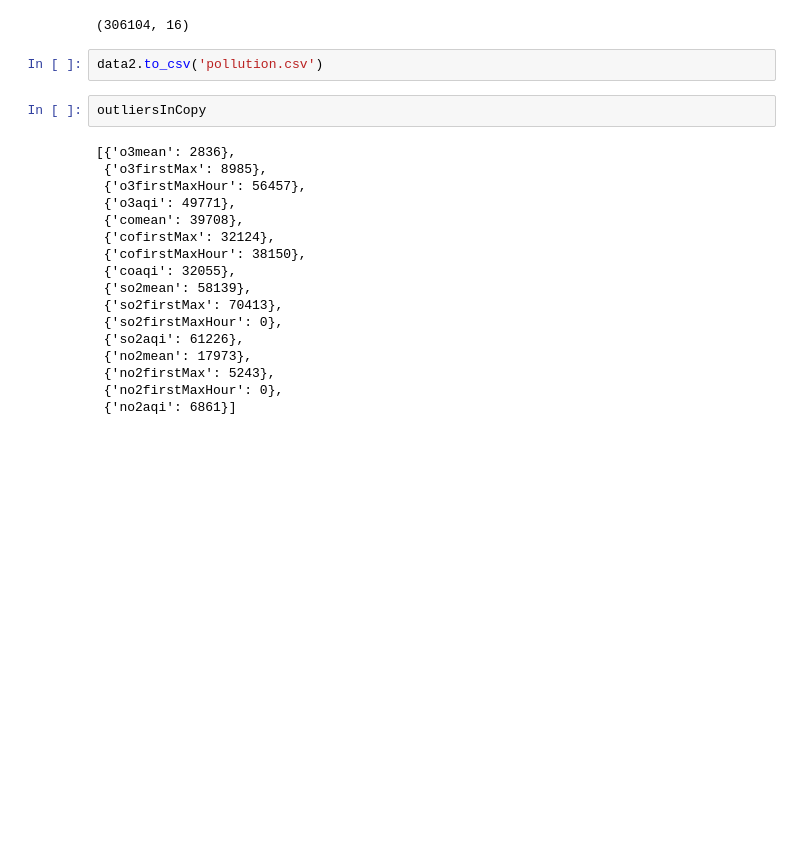
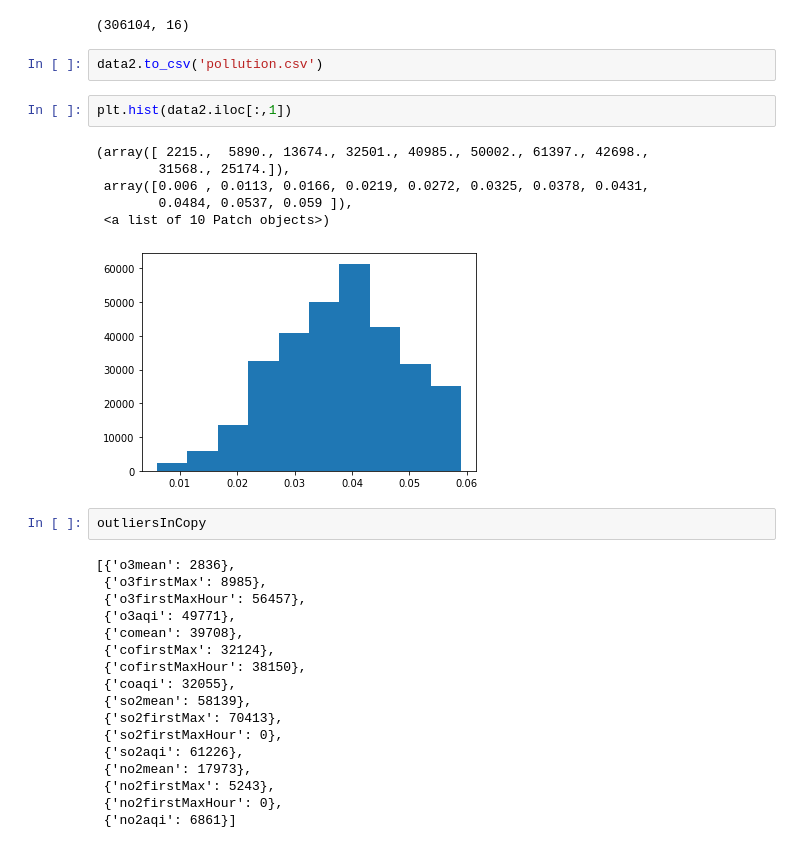
Before and after one commit to Jerryjohnreyes/Pollution_in_last_20years, a Jupyter notebook: third_file.ipynb, the cells around one changed output. Drawn from its saved outputs; the diff is of its cells as text; blank space fills up the shorter version.

```diff
--- a/third_file.ipynb
+++ b/third_file.ipynb
@@ -267,6 +267,15 @@ data2.shape
 (306104, 16)
 # %%
 data2.to_csv('pollution.csv')
+# %%
+plt.hist(data2.iloc[:,1])
+# %% [output]
+(array([ 2215.,  5890., 13674., 32501., 40985., 50002., 61397., 42698.,
+        31568., 25174.]),
+ array([0.006 , 0.0113, 0.0166, 0.0219, 0.0272, 0.0325, 0.0378, 0.0431,
+        0.0484, 0.0537, 0.059 ]),
+ <a list of 10 Patch objects>)
+[figure, added]
 # %%
 outliersInCopy
 # %% [output]
```
Also changed, not shown: 1 other file.
